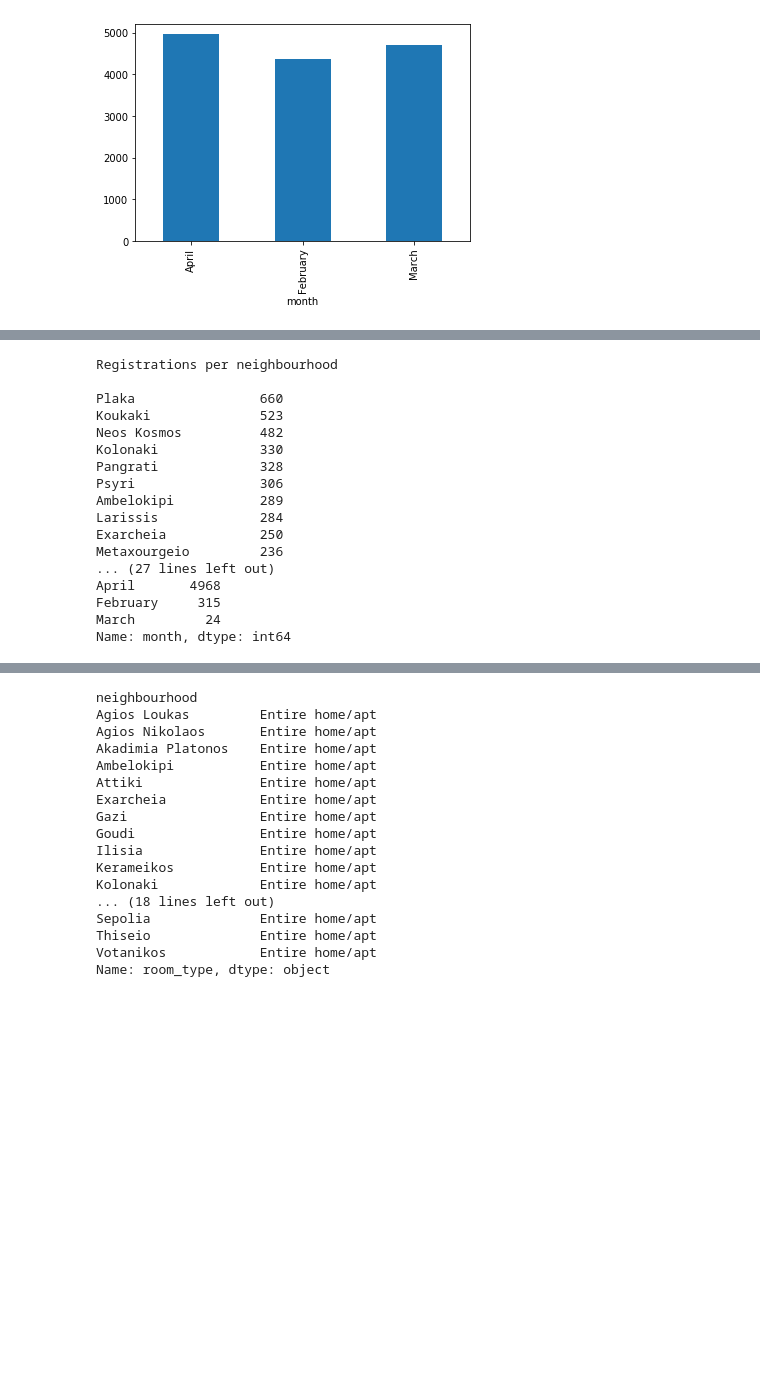
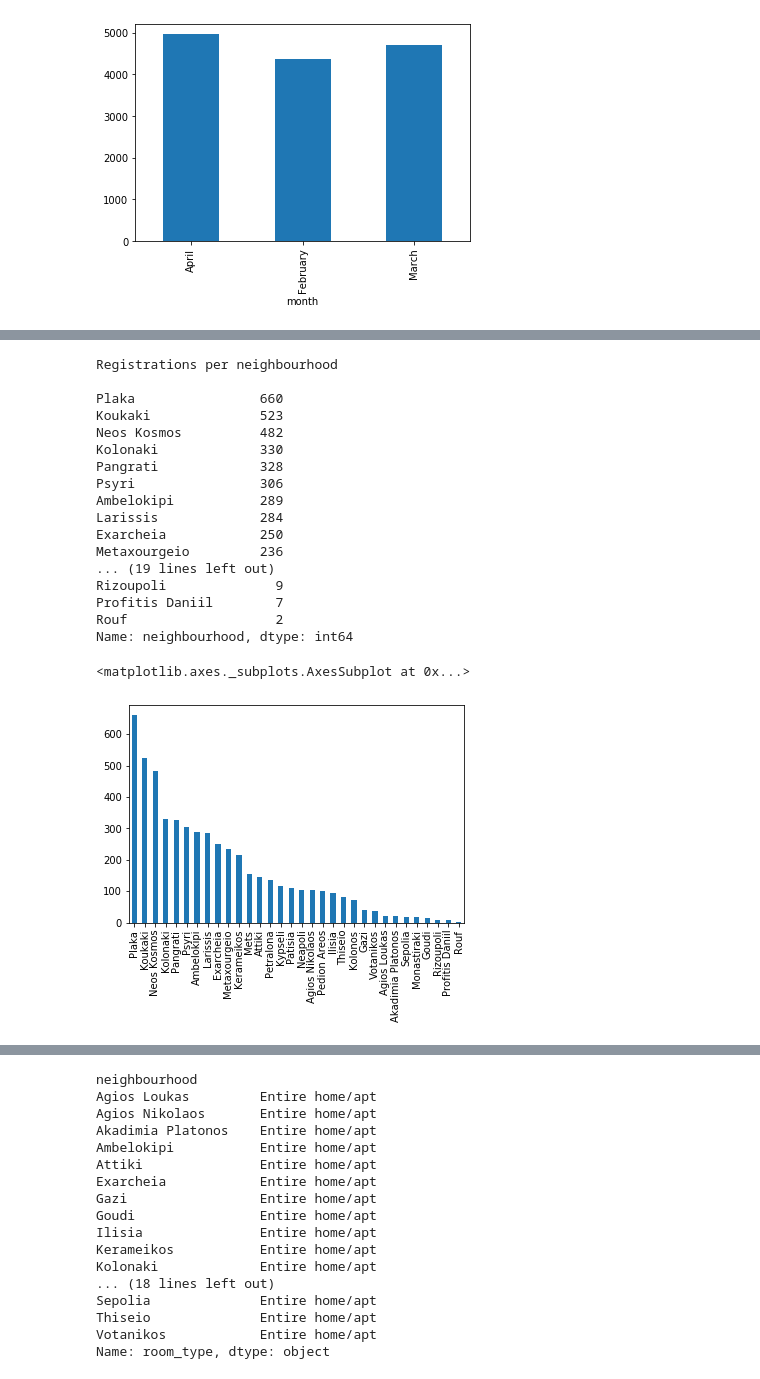
Before and after one commit to GiannisTzierakis/dataMining, a Jupyter notebook: PRJ1.ipynb, the cells around one changed output, grey strips where cells are left out. Cells and saved outputs as stored; diff of their text form; code cells hidden in the pictures; blank space fills up the shorter version.

```diff
--- a/PRJ1.ipynb
+++ b/PRJ1.ipynb
@@ -171,25 +179,25 @@ Plaka: 660
 # %%
 perhood= new_df['neighbourhood'].value_counts()
 print("Registrations per neighbourhood\n")
 print(perhood)
-permonth=new_df['month'].value_counts()
-print("\n\nRegistrations per month\n")
-print(permonth)
+perhood.plot.bar()
 # %% [output]
 Registrations per neighbourhood
 
 Plaka                660
 Koukaki              523
 Neos Kosmos          482
 Kolonaki             330
 Pangrati             328
 Psyri                306
 Ambelokipi           289
 Larissis             284
 Exarcheia            250
 Metaxourgeio         236
-... (27 lines left out)
-April       4968
-February     315
-March         24
-Name: month, dtype: int64
+... (19 lines left out)
+Rizoupoli              9
+Profitis Daniil        7
+Rouf                   2
+Name: neighbourhood, dtype: int64
+<matplotlib.axes._subplots.AxesSubplot at 0x...>
+[figure, added]
```
Also changed, not shown: parts of 13 cells of this notebook.
